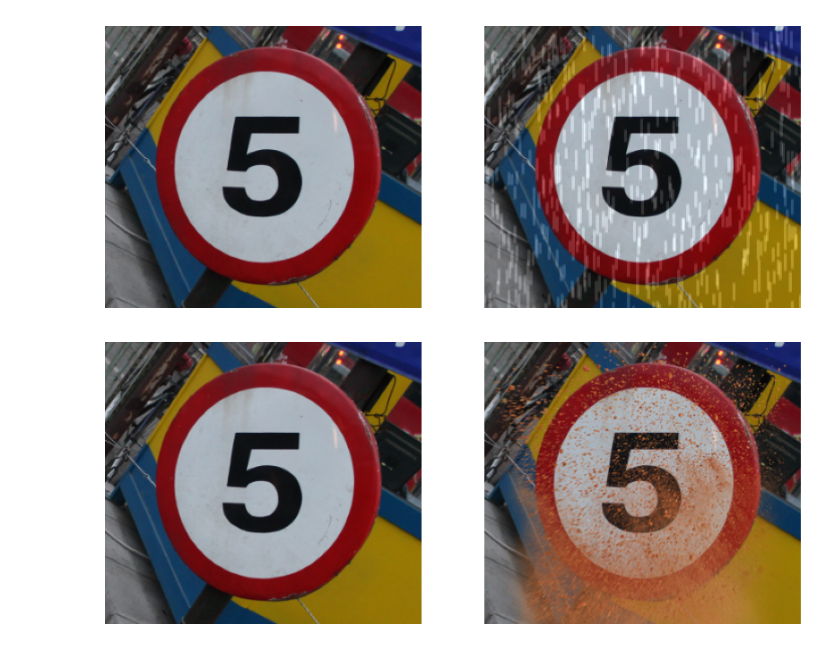
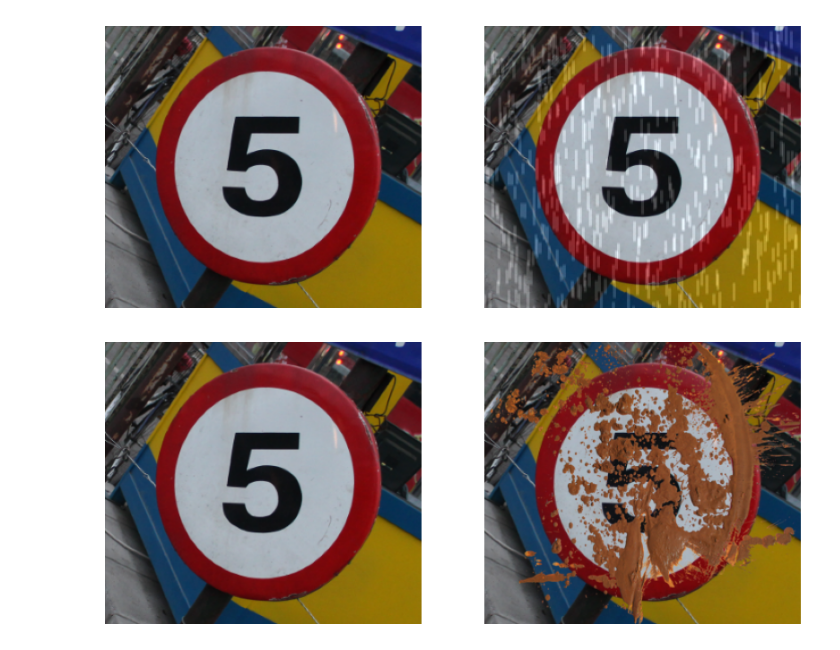
Before and after one commit to piluguji/CNN_fuzzer, a Jupyter notebook: fuzzing.ipynb, the cells around one changed output. Saved outputs shown, nothing was run; the diff lists cells and outputs as text; code cells hidden in the pictures.

```diff
--- a/fuzzing.ipynb
+++ b/fuzzing.ipynb
@@ -94,13 +94,22 @@ display_images([img, rain_image])
 # %% [output]
 [figure]
 # %%
+import os
+import random
+
+def get_random_file(directory):
+    files = os.listdir(directory)
+    selected_file = random.choice(files)
+    return os.path.join(directory, selected_file)
+
 def apply_mud(image):
-    mud_overlay = Image.open("image_pertubations\mug.png").convert("RGBA")
+
+    mud_overlay = Image.open(get_random_file("image_pertubations\mud")).convert("RGBA")
     mud_overlay = mud_overlay.resize(image.size)
     combined_image = Image.alpha_composite(image, mud_overlay)
     return combined_image
 
 mud_image = apply_mud(img)
 display_images([img, mud_image])
 # %% [output]
-[figure, old version]
+[figure, new version]
```
Also changed, not shown: parts of 1 cell of this notebook, 4 other files.
